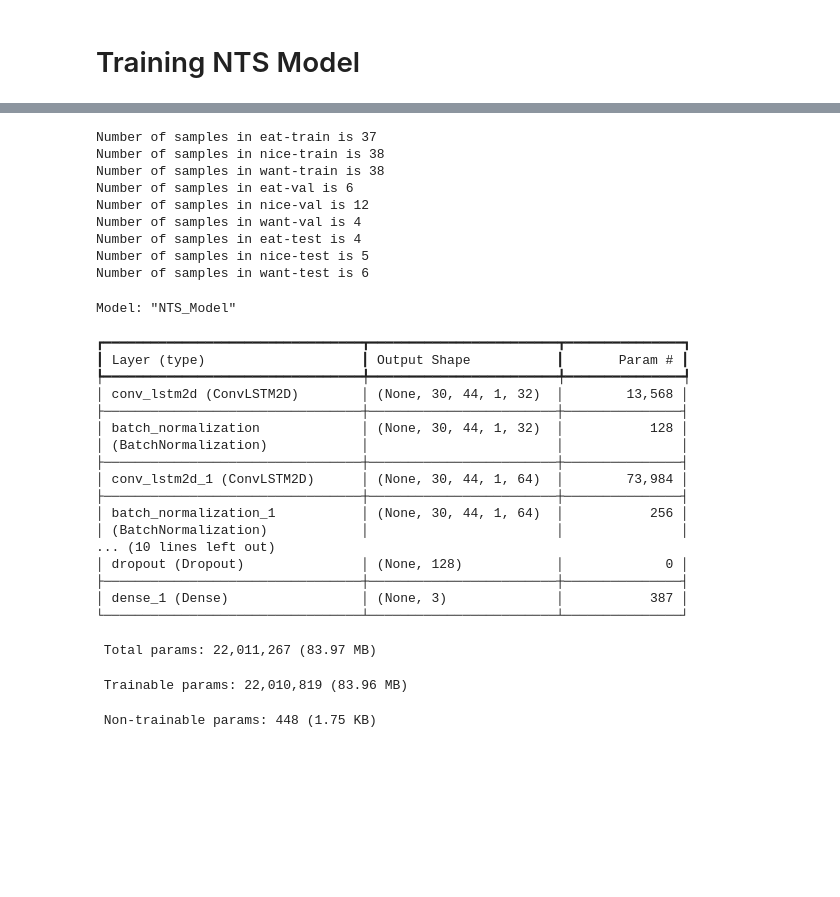
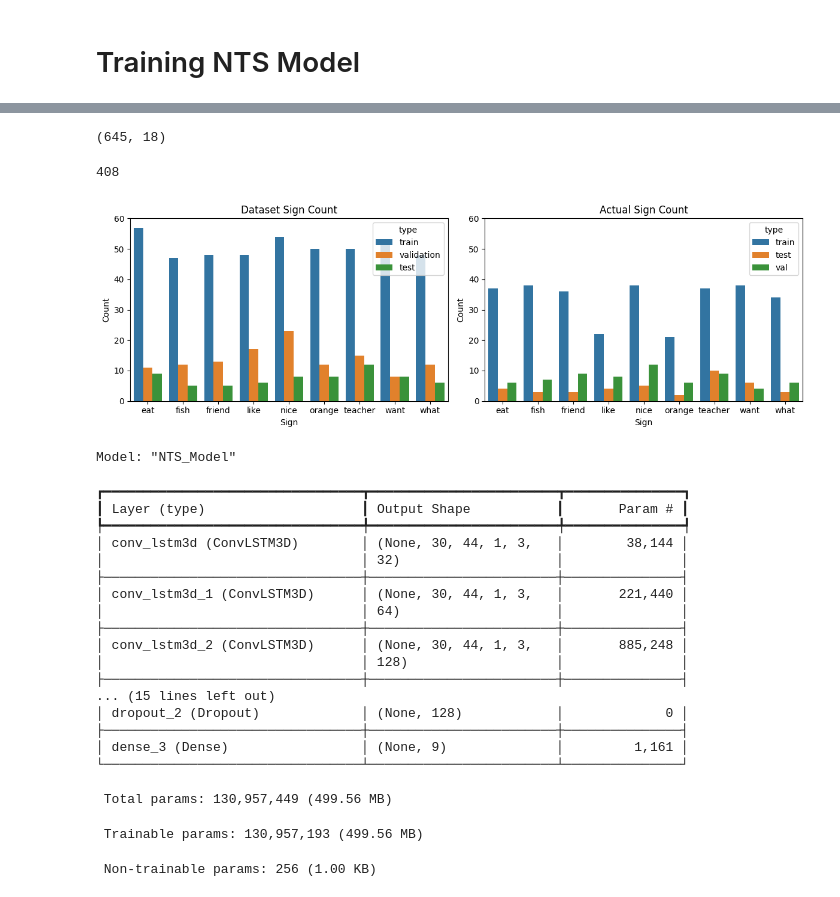
Before and after one commit to TeamX-BrainPower/SL-dataset-automizer, a Jupyter notebook: src/training_model.ipynb, the cells around one changed output, grey strips where cells are left out. Drawn from its saved outputs; the diff is of its cells as text; code cells hidden in the pictures; blank space fills up the shorter version.

```diff
--- a/src/training_model.ipynb
+++ b/src/training_model.ipynb
@@ -26,13 +30,15 @@ Name: count, Length: 1048, dtype: int64
 # %%
 # load data
-data_path = "../data/v3"
+data_path = "../data/v4"
 train_data: list[dict] = []
 test_data: list[dict] = []
 val_data: list[dict] = []
 
-words = ["eat", "nice", "want"]
+words = ["eat", "nice", "want", "teacher", "orange", "what", "like", "friend", "fish"]
 
 types = ["train", "val", "test"]
+
+total_data_actual = []
 
 for t in types:
   path = f"{data_path}/{t}"
@@ -40,26 +46,51 @@ for t in types:
     file_path = f"{path}/{word}_{t}_dataset.json"
     with open(file_path, "r") as f:
       data = json.load(f)
-      print(f"Number of samples in {word}-{t} is {len(data['frameData'])}")
+      frame_count = len(data['frameData'])
+      total_data_actual.append({
+        "word": word,
+        "type": t,
+        "count": frame_count
+      })
+      # print(f"Number of samples in {word}-{t} is {frame_count}")
       if t == "train":
         train_data.append(data)
       elif t == "test":
         test_data.append(data)
       elif t == "val":
         val_data.append(data)
-# %% [output]
-Number of samples in eat-train is 37
-Number of samples in nice-train is 38
-Number of samples in want-train is 38
-Number of samples in eat-val is 6
-Number of samples in nice-val is 12
-Number of samples in want-val is 4
-Number of samples in eat-test is 4
-Number of samples in nice-test is 5
-Number of samples in want-test is 6
+# %%
+total_data_actual = pd.DataFrame.from_records(total_data_actual)
+# %%
+total_data[total_data["clean_text"].isin(words)].shape
+# %% [output]
+(645, 18)
+# %%
+total_data_actual["count"].sum()
+# %% [output]
+408
+# %%
+fig, axs = plt.subplots(1,2, figsize=(12, 4))
+
+sns.countplot(data=total_data[total_data["clean_text"].isin(words)].sort_values("clean_text"), x="clean_text", hue="type", ax=axs[0])
+axs[0].set_xlabel("Sign")
+axs[0].set_ylabel("Count")
+axs[0].set_title("Dataset Sign Count")
+axs[0].set_ylim(0, 60)
+
+sns.barplot(data=total_data_actual.sort_values("word"), x="word", y="count", hue="type", ax=axs[1])
+axs[1].set_xlabel("Sign")
+axs[1].set_ylabel("Count")
+axs[1].set_title("Actual Sign Count")
+axs[1].set_ylim(0, 60)
+
+plt.tight_layout()
+plt.show()
+# %% [output]
+[figure, added]
 # %%
 # setup model
-num_classes = 3
+num_classes = len(words)
 
 model = MLModel(num_classes)
 # %% [output]
@@ -67,22 +98,22 @@ Model: "NTS_Model"
 ┏━━━━━━━━━━━━━━━━━━━━━━━━━━━━━━━━━┳━━━━━━━━━━━━━━━━━━━━━━━━┳━━━━━━━━━━━━━━━┓
 ┃ Layer (type)                    ┃ Output Shape           ┃       Param # ┃
 ┡━━━━━━━━━━━━━━━━━━━━━━━━━━━━━━━━━╇━━━━━━━━━━━━━━━━━━━━━━━━╇━━━━━━━━━━━━━━━┩
-│ conv_lstm2d (ConvLSTM2D)        │ (None, 30, 44, 1, 32)  │        13,568 │
+│ conv_lstm3d (ConvLSTM3D)        │ (None, 30, 44, 1, 3,   │        38,144 │
+│                                 │ 32)                    │               │
 ├─────────────────────────────────┼────────────────────────┼───────────────┤
-│ batch_normalization             │ (None, 30, 44, 1, 32)  │           128 │
-│ (BatchNormalization)            │                        │               │
+│ conv_lstm3d_1 (ConvLSTM3D)      │ (None, 30, 44, 1, 3,   │       221,440 │
+│                                 │ 64)                    │               │
 ├─────────────────────────────────┼────────────────────────┼───────────────┤
-│ conv_lstm2d_1 (ConvLSTM2D)      │ (None, 30, 44, 1, 64)  │        73,984 │
+│ conv_lstm3d_2 (ConvLSTM3D)      │ (None, 30, 44, 1, 3,   │       885,248 │
+│                                 │ 128)                   │               │
 ├─────────────────────────────────┼────────────────────────┼───────────────┤
-│ batch_normalization_1           │ (None, 30, 44, 1, 64)  │           256 │
-│ (BatchNormalization)            │                        │               │
-... (10 lines left out)
-│ dropout (Dropout)               │ (None, 128)            │             0 │
+... (15 lines left out)
+│ dropout_2 (Dropout)             │ (None, 128)            │             0 │
 ├─────────────────────────────────┼────────────────────────┼───────────────┤
-│ dense_1 (Dense)                 │ (None, 3)              │           387 │
+│ dense_3 (Dense)                 │ (None, 9)              │         1,161 │
 └─────────────────────────────────┴────────────────────────┴───────────────┘
- Total params: 22,011,267 (83.97 MB)
+ Total params: 130,957,449 (499.56 MB)
- Trainable params: 22,010,819 (83.96 MB)
+ Trainable params: 130,957,193 (499.56 MB)
- Non-trainable params: 448 (1.75 KB)
+ Non-trainable params: 256 (1.00 KB)
 # %%
 # train model
```
Also changed, not shown: parts of 13 cells of this notebook, 1 other file.
